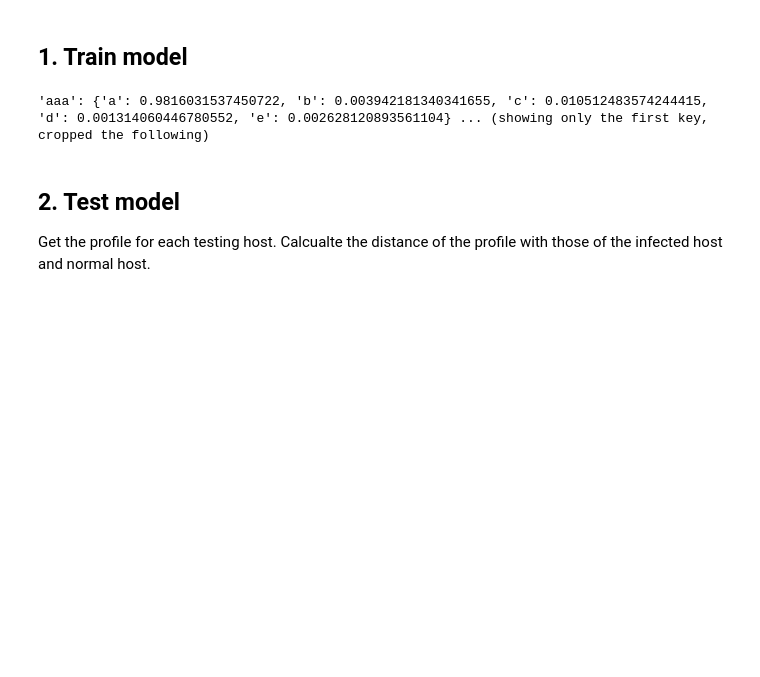
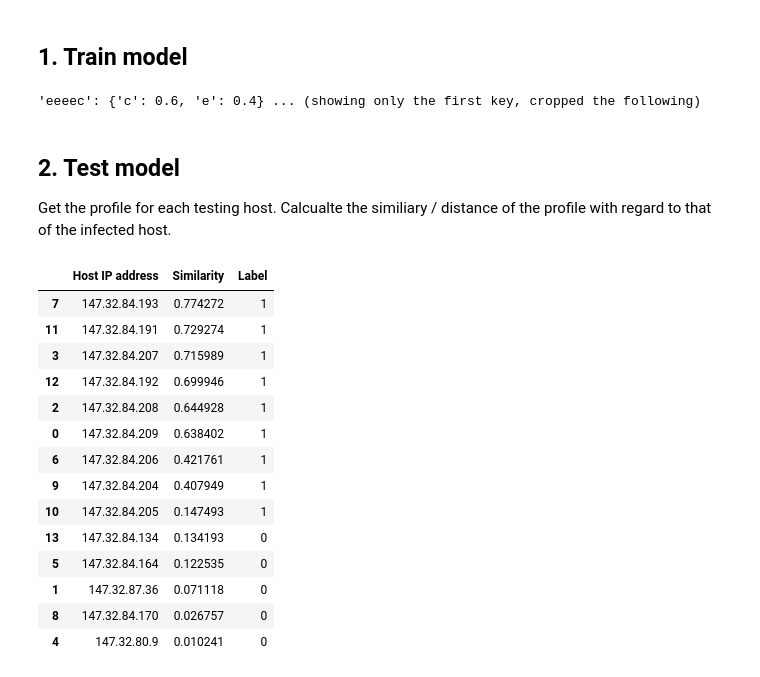
Before and after one commit to chengh42/Cyber-Data-Analytics, a Jupyter notebook: data stream/Task4_Profiling.ipynb, the cells around one changed output. Drawn from its saved outputs; the diff is of its cells as text; code cells hidden in the pictures; blank space fills up the shorter version.

```diff
--- a/data stream/Task4_Profiling.ipynb
+++ b/data stream/Task4_Profiling.ipynb
@@ -117,12 +117,12 @@ For model testing, IP addresses include:
 # %% [markdown]
 ## 1. Train model
 # %%
-def get_ngrams_profile(host_ip, n_grams=3):
+def get_ngrams_profile(host_ip, n_grams=5):
     '''
     Parameters
     ----------
     host_ip : ip address of the speficied host
-    n_grams : number of grams or window length
+    n_grams : number of grams
 
     Return
     ------
@@ -135,7 +135,7 @@ def get_ngrams_profile(host_ip, n_grams=3):
     df_host.Protocol = LabelEncoder().fit_transform(df_host['Protocol']) # label encoding
 
     # discretise the data flows by clustering
-    km = MiniBatchKMeans(n_clusters=5, batch_size=300, random_state=42)
+    km = KMeans(n_clusters=5, n_jobs=-1, random_state=42)
     scale_df = scale(df_host.values)
     discretisation = km.fit_predict(scale_df) # using scaled data
 
@@ -172,15 +172,15 @@ def get_ngrams_profile(host_ip, n_grams=3):
     return ngrams_profile
 # %%
 # get profile for the specified infect host
-NGRAMS = 3
+NGRAMS = 5
 profile_infected = get_ngrams_profile(INFECTED_HOST, NGRAMS)
 
 # print the results
 print('\'{}\': {} ... (showing only the first key, cropped the following)'.format(list(profile_infected.keys())[0],
                                                                                   profile_infected[list(profile_infected.keys())[0]]))
 # %% [output]
-'aaa': {'a': 0.9816031537450722, 'b': 0.003942181340341655, 'c': 0.010512483574244415, 'd': 0.001314060446780552, 'e': 0.002628120893561104} ... (showing only the first key, cropped the following)
+'eeeec': {'c': 0.6, 'e': 0.4} ... (showing only the first key, cropped the following)
 # %% [markdown]
 ## 2. Test model
 
-Get the profile for each testing host. Calcualte the distance of the profile with those of the infected host and normal host.
+Get the profile for each testing host. Calcualte the similiary / distance of the profile with regard to that of the infected host.
@@ -190,0 +234,21 @@ profile_test = get_ngrams_profile(TEST_HOST, NGRAMS)
+# %%
+df_comparison = pd.DataFrame.from_dict(comparison, orient='index')
+df_comparison.reset_index(inplace=True)
+df_comparison.columns = ['Host IP address', 'Similarity', 'Label']
+df_comparison.sort_values('Similarity', ascending=False)
+# %% [output]
+|  | Host IP address | Similarity | Label |
+| 7 | 147.32.84.193 | 0.774272 | 1 |
+| 11 | 147.32.84.191 | 0.729274 | 1 |
+| 3 | 147.32.84.207 | 0.715989 | 1 |
+| 12 | 147.32.84.192 | 0.699946 | 1 |
+| 2 | 147.32.84.208 | 0.644928 | 1 |
+| 0 | 147.32.84.209 | 0.638402 | 1 |
+| 6 | 147.32.84.206 | 0.421761 | 1 |
+| 9 | 147.32.84.204 | 0.407949 | 1 |
+| 10 | 147.32.84.205 | 0.147493 | 1 |
+| 13 | 147.32.84.134 | 0.134193 | 0 |
+| 5 | 147.32.84.164 | 0.122535 | 0 |
+| 1 | 147.32.87.36 | 0.071118 | 0 |
+| 8 | 147.32.84.170 | 0.026757 | 0 |
+| 4 | 147.32.80.9 | 0.010241 | 0 |
```
Also changed, not shown: parts of 5 cells of this notebook.
